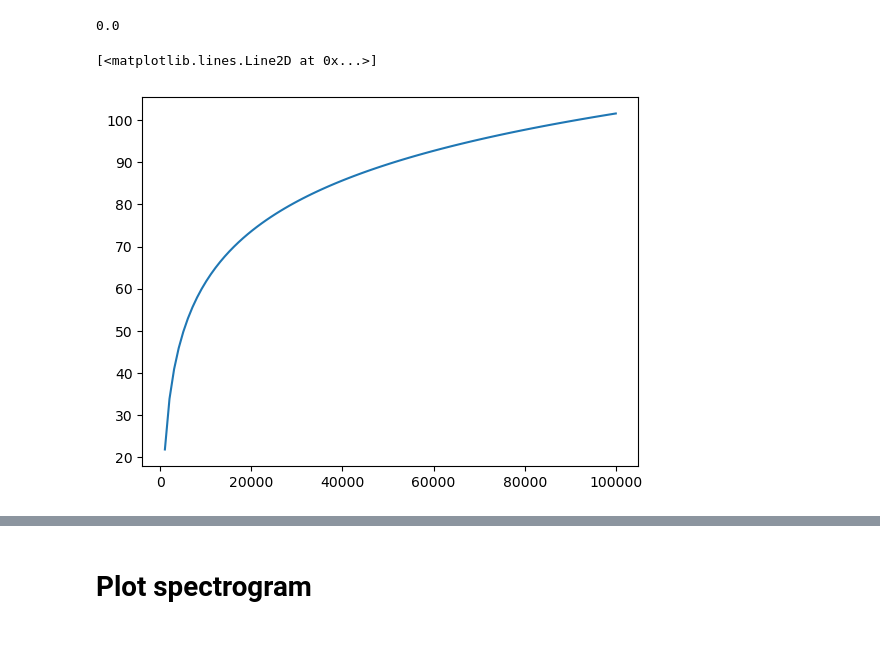
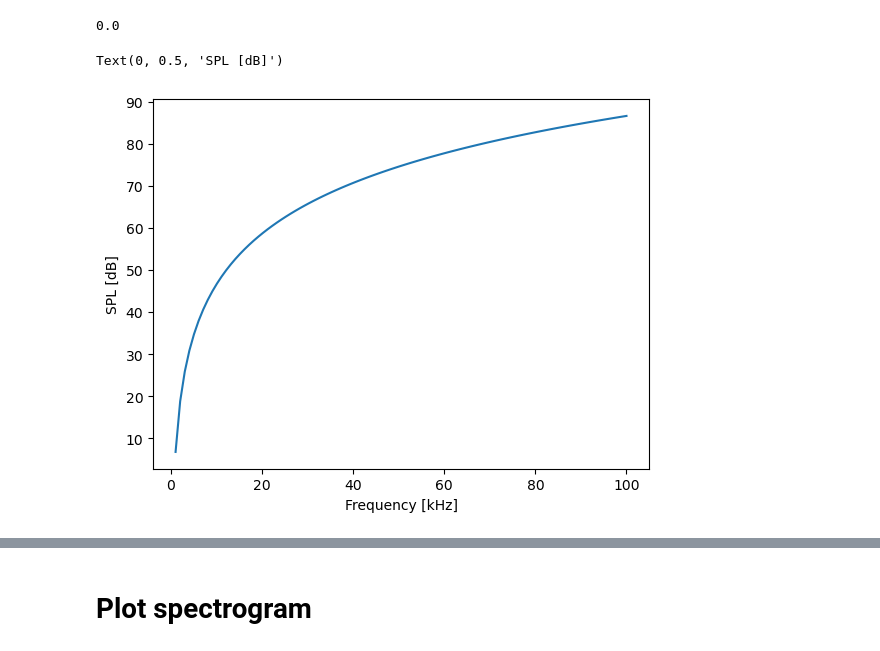
Before and after one commit to daguiam/polytec_nidaq_characterization_setup, a Jupyter notebook: Analyze_Acoustic_DAQ_data.ipynb, the cells around one changed output, grey strips where cells are left out. Drawn from its saved outputs; the diff is of its cells as text; code cells hidden in the pictures.

```diff
--- a/Analyze_Acoustic_DAQ_data.ipynb
+++ b/Analyze_Acoustic_DAQ_data.ipynb
@@ -165,16 +165,12 @@ def fit_amplitude_response(w, F0, k, w0, Q):
 
 # popt, pcov = curve_fit(func, xdata, ydata)
 # %%
-from scipy.optimize import curve_fit
-
-def fit_amplitude_response(w, F0, k, w0, Q):
-    return np.abs(F0)/k/(np.sqrt( np.power(1-np.power(w/w0,2),2) + np.power(w/(Q*w0),2) ))
 
 
 data_path = 'DAQ_outputs//'
 
 file_prefix = "FDPanel_T09_F10.1_top_acoustic"
-# file_prefix = "FDPanel_T09_F5.2_bottom"
+file_prefix = "FDPanel_T09_F5.2_bottom"
 # file_prefix = "FDPanel_T09_F5.2_top"
 
 
@@ -206,7 +202,7 @@ for file in files:
     # label = '%0.1fV %0.1fnm, k=%d, $\omega_0$=%0.1fkHz Q=%0.2f'%(actuation_max_voltage, actuation_max_displacement/1e-9, new_k, w0/1e3, Q)
     # label = '%0.1fV, k=%d, $\omega_0$=%0.1fkHz Q=%0.2f'%(actuation_max_voltage, new_k, w0/1e3, Q)
 
-    normalize_distances = True
+    normalize_distances = 1
     if normalize_distances:
 
         nominal_distance = 0.1
@@ -241,6 +237,16 @@ spl_theo = spl_piston_model(frequencies, displacement,distance)
 # plt.plot(frequencies/1e3, spl_theo)
 
 
+if 0:
+    displacement = 100e-9
+    distance = 1
+    Pax = Pax_single_membrane(frequencies, distance, displacement)
+    P0_ref = 20e-6
+    N = 137
+    SPL_Pax = 20*np.log10(Pax/P0_ref) + 20*np.log10(N)
+
+    plt.plot(frequencies/1e3, SPL_Pax, label='Theoretical at')
+
 outfilename = os.path.join(data_path, output_figname)
 plt.savefig(outfilename, dpi=300)
 print("saved to", outfilename)
@@ -255,16 +261,52 @@ np.log10(1)
 # %%
 def spl_piston_model(f, U0, r, N_membranes=137, area=9.62e-8, rho_air=1.293, p0=20e-6):
 
     prms= np.sqrt(2)*rho_air* N_membranes*area*np.power(f,2)*U0/r
 
     return 20*np.log10(prms/p0)
 
+
+a_radius = 350e-6 #um
+def Pax_single_membrane(f, d, X0, a_radius=350e-6, area=9.62e-8, rho_air=1.293, ):
+
+    Pax = 1/2*rho_air*np.power(2*np.pi*f,2)*X0*np.power(a_radius,2)/d
+    return Pax
+
+
+
+
+
 frequencies = np.linspace(0,100,100)*1e3
 displacement = 100e-9
-distance = 0.01
+distance = 1
 spl_theo = spl_piston_model(frequencies, displacement,distance)
 
-plt.plot(frequencies, spl_theo)
+
+Pax = Pax_single_membrane(frequencies, distance, displacement)
+P0_ref = 20e-6
+
+
+N = 137
+
+
+SPL_Pax = 20*np.log10(Pax/P0_ref) + 20*np.log10(N)
+
+if 0:
+    plt.figure(1)
+
+    plt.plot(frequencies/1e3, Pax)
+
+
+    plt.xlabel("Frequency [kHz]")
+    plt.ylabel("Pressure [Pa]")
+
+plt.figure(2)
+
+plt.plot(frequencies/1e3, SPL_Pax)
+
+
+plt.xlabel("Frequency [kHz]")
+plt.ylabel("SPL [dB]")
 # %% [output]
-[<matplotlib.lines.Line2D at 0x...>]
+Text(0, 0.5, 'SPL [dB]')
-[figure, old version]
+[figure, new version]
```
Also changed, not shown: parts of 5 cells of this notebook, 1 other file.
